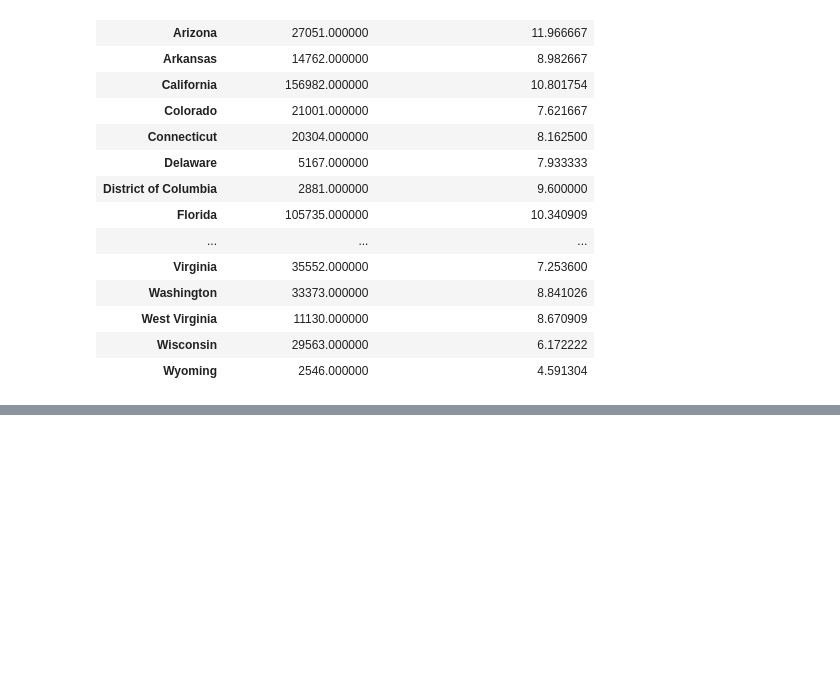
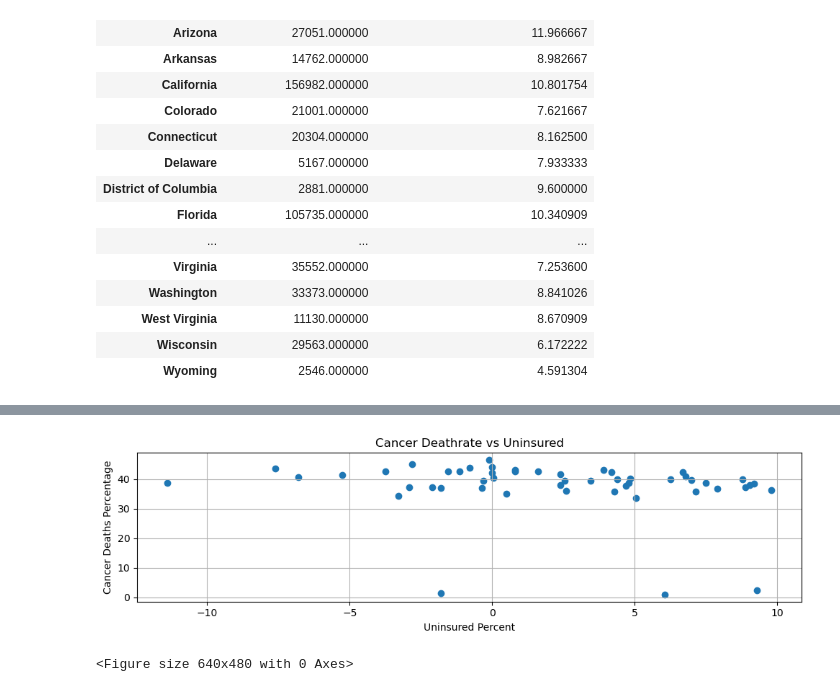
Before and after one commit to Chemistasaurus/Project-1, a Jupyter notebook: cancer_dataset_cleaning.ipynb, the cells around one changed output, grey strips where cells are left out. Drawn from its saved outputs; the diff is of its cells as text; code cells hidden in the pictures; blank space fills up the shorter version.

```diff
--- a/cancer_dataset_cleaning.ipynb
+++ b/cancer_dataset_cleaning.ipynb
@@ -155,0 +152,6 @@ FileNotFoundError: [Errno 2] No such file or directory: '../Images/Death_Marriag
+# %%
+#create new dataframe
+insurance_df = cancer_df.loc[:,["State", "Private_Insurance_%", "Public_Insurance_%", "Average_Deaths_per_Year", "Cancer_Deaths_Percent"]]
+# %%
+#rename column names and save them to the dataframe
+insurance_df.rename(columns={'Private_Insurance_%': 'Private Insurance Percentage','Public_Insurance_%': 'Public Insurance Percentage', 'Average_Deaths_per_Year': 'Average Deaths per Year', 'Cancer_Deaths_Percent': 'Cancer Deaths Percentage'}, inplace=True)
@@ -155,0 +163,20 @@ FileNotFoundError: [Errno 2] No such file or directory: '../Images/Death_Marriag
+# %%
+#Final dataset sorted with unique states and mean
+final_df = insurance_df.groupby('State').agg({'Private Insurance Percentage': 'median', 'Public Insurance Percentage': 'median', 'Cancer Deaths Percentage': 'median'}, inplace=True)
+# %%
+final_df['Uninsured'] = (100 - (final_df['Private Insurance Percentage'] + final_df['Public Insurance Percentage'])) * -1
+# %%
+plt.figure(figsize=(10,3))
+plt.scatter(final_df['Uninsured'], final_df['Cancer Deaths Percentage'])
+plt.xlabel('Uninsured Percent')
+plt.ylabel('Cancer Deaths Percentage')
+plt.title('Cancer Deathrate vs Uninsured')
+plt.grid(True)
+plt.tight_layout()
+plt.show()
+
+#Saving image to folder
+plt.savefig("Images/Insurance.png")
+# %% [output]
+[figure, added]
+<Figure size 640x480 with 0 Axes>
```
Also changed, not shown: parts of 5 cells of this notebook, 3 other files.
